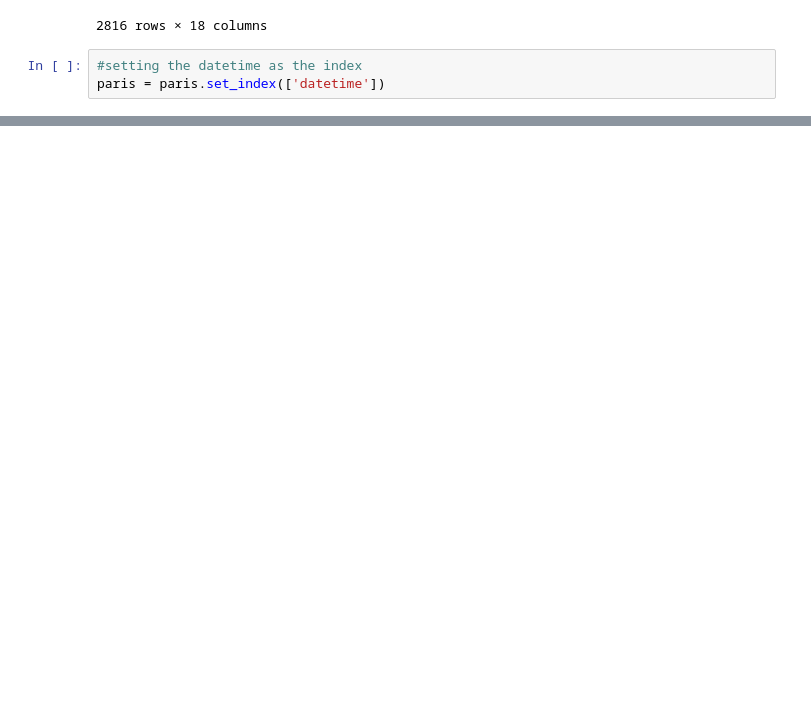
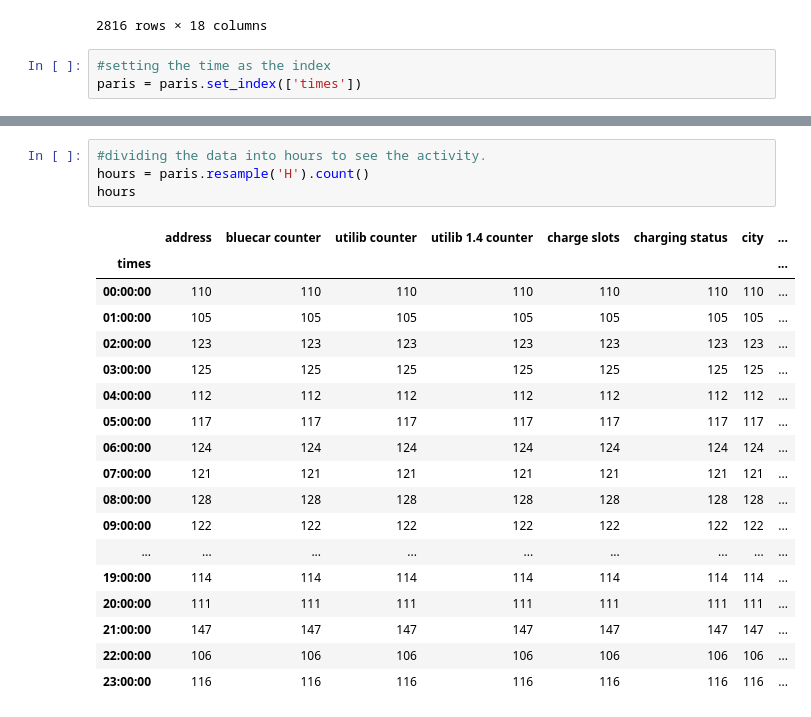
Before and after one commit to Mumo-vicky/BlueCar-Company, a Jupyter notebook: Moringa_Data_Science_Prep_W4_Independent_Project_2020_07_Vicky_Mutua_Python_Notebook.ipynb, the cells around one changed output, grey strips where cells are left out. Cells and saved outputs as stored; diff of their text form; blank space fills up the shorter version.

```diff
--- a/Moringa_Data_Science_Prep_W4_Independent_Project_2020_07_Vicky_Mutua_Python_Notebook.ipynb
+++ b/Moringa_Data_Science_Prep_W4_Independent_Project_2020_07_Vicky_Mutua_Python_Notebook.ipynb
@@ -122,5 +123,5 @@ paris
 | 2815 | 21 bis rue Notre-Dame des Victoires | 0 | 0 | 0 | 0 | nonexistent | paris | ... |
 2816 rows × 18 columns
 # %%
-#setting the datetime as the index
-paris = paris.set_index(['datetime'])
+#setting the time as the index
+paris = paris.set_index(['times'])
@@ -154,0 +145,23 @@ hours = (hour1,hour2,hour3,hour4,hour5,hour6,hour7,hour8,hour9,hour10,hour11,hou
+# %%
+#dividing the data into hours to see the activity.
+hours = paris.resample('H').count()
+hours
+# %% [output]
+|  | address | bluecar counter | utilib counter | utilib 1.4 counter | charge slots | charging status | city | ... |
+| times |  |  |  |  |  |  |  | ... |
+| 00:00:00 | 110 | 110 | 110 | 110 | 110 | 110 | 110 | ... |
+| 01:00:00 | 105 | 105 | 105 | 105 | 105 | 105 | 105 | ... |
+| 02:00:00 | 123 | 123 | 123 | 123 | 123 | 123 | 123 | ... |
+| 03:00:00 | 125 | 125 | 125 | 125 | 125 | 125 | 125 | ... |
+| 04:00:00 | 112 | 112 | 112 | 112 | 112 | 112 | 112 | ... |
+| 05:00:00 | 117 | 117 | 117 | 117 | 117 | 117 | 117 | ... |
+| 06:00:00 | 124 | 124 | 124 | 124 | 124 | 124 | 124 | ... |
+| 07:00:00 | 121 | 121 | 121 | 121 | 121 | 121 | 121 | ... |
+| 08:00:00 | 128 | 128 | 128 | 128 | 128 | 128 | 128 | ... |
+| 09:00:00 | 122 | 122 | 122 | 122 | 122 | 122 | 122 | ... |
+| ... | ... | ... | ... | ... | ... | ... | ... | ... |
+| 19:00:00 | 114 | 114 | 114 | 114 | 114 | 114 | 114 | ... |
+| 20:00:00 | 111 | 111 | 111 | 111 | 111 | 111 | 111 | ... |
+| 21:00:00 | 147 | 147 | 147 | 147 | 147 | 147 | 147 | ... |
+| 22:00:00 | 106 | 106 | 106 | 106 | 106 | 106 | 106 | ... |
+| 23:00:00 | 116 | 116 | 116 | 116 | 116 | 116 | 116 | ... |
```
Also changed, not shown: parts of 4 cells of this notebook.
